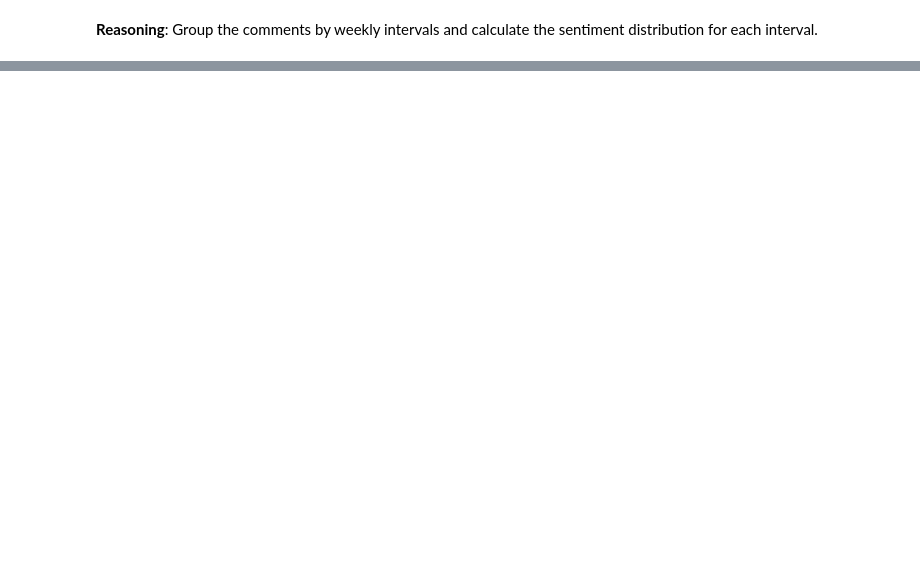
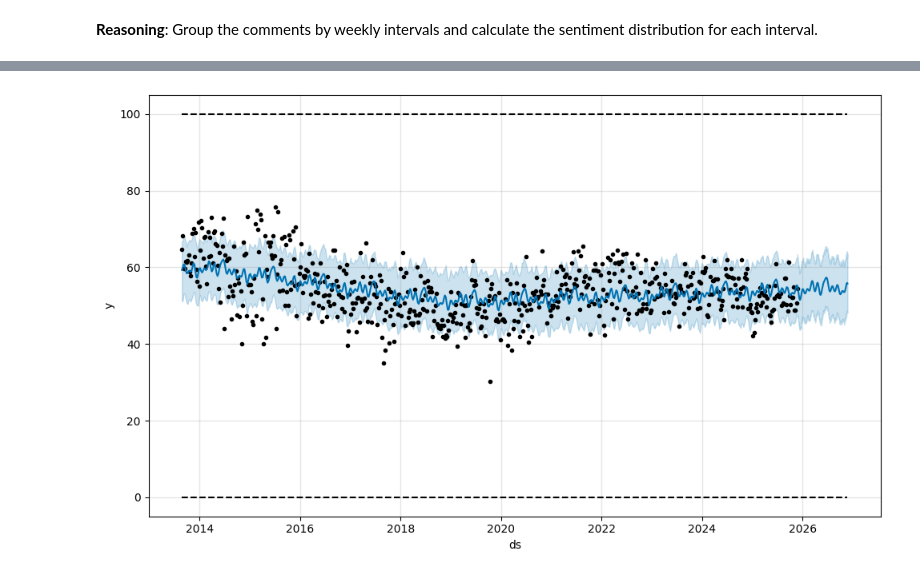
Before and after one commit to Sujal3141/Lecture-GPT-, a Jupyter notebook: Lecture_trend_analysis_.ipynb, the cells around one changed output, grey strips where cells are left out. Drawn from its saved outputs; the diff is of its cells as text; code cells hidden in the pictures; blank space fills up the shorter version.

```diff
--- a/Lecture_trend_analysis_.ipynb
+++ b/Lecture_trend_analysis_.ipynb
@@ -553,0 +510,3 @@ plt.show()
+# %%
+df['cap']=100.0
+df['floor']=0.0
@@ -553,0 +521,7 @@ plt.show()
+# %%
+df['ds'] = pd.to_datetime(df['ds'])
+# %%
+# Remove timezone information from the 'ds' column
+df['ds'] = df['ds'].dt.tz_localize(None)
+
+m.fit(df)
@@ -553,0 +534,6 @@ plt.show()
+# %%
+future = m.make_future_dataframe(periods=365) # Predict for the next year
+future['cap'] = 100.0
+future['floor'] = 0.0
+forecast = m.predict(future)
+display(forecast[['ds', 'yhat', 'yhat_lower', 'yhat_upper']].tail())
@@ -553,0 +547,5 @@ plt.show()
+# %%
+fig1 = m.plot(forecast)
+fig1.savefig('forecast.png')
+# %% [output]
+[figure, added]
```
Also changed, not shown: parts of 54 cells of this notebook.
